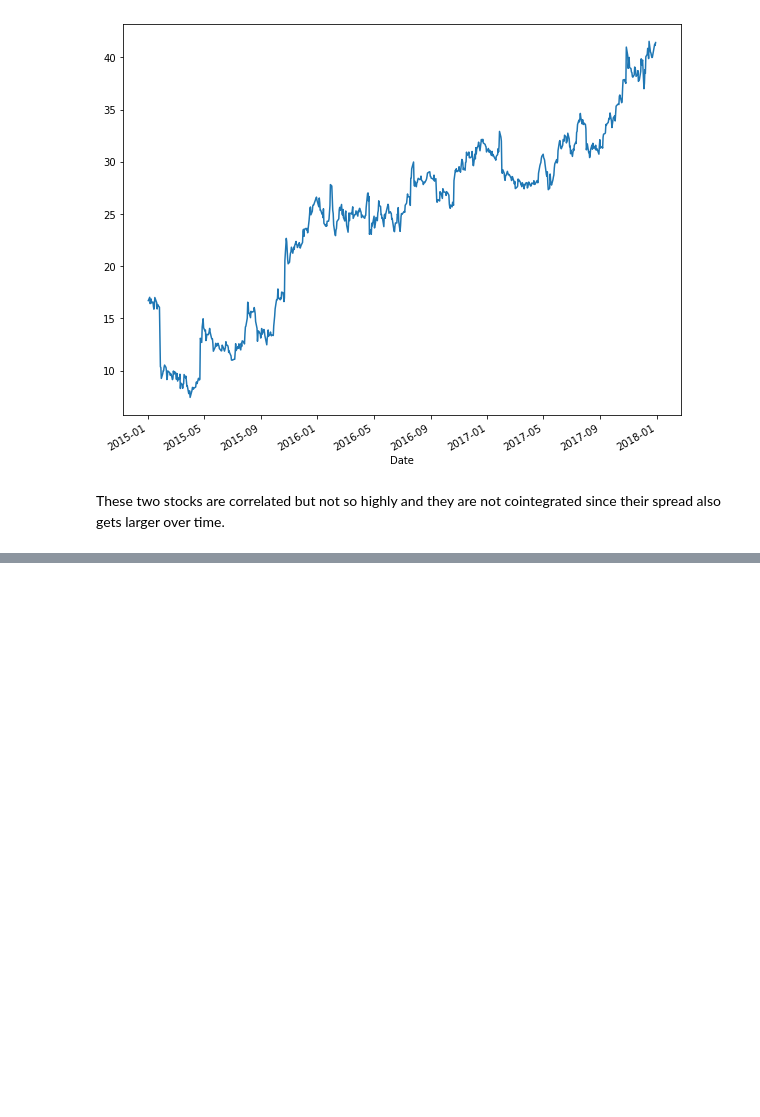
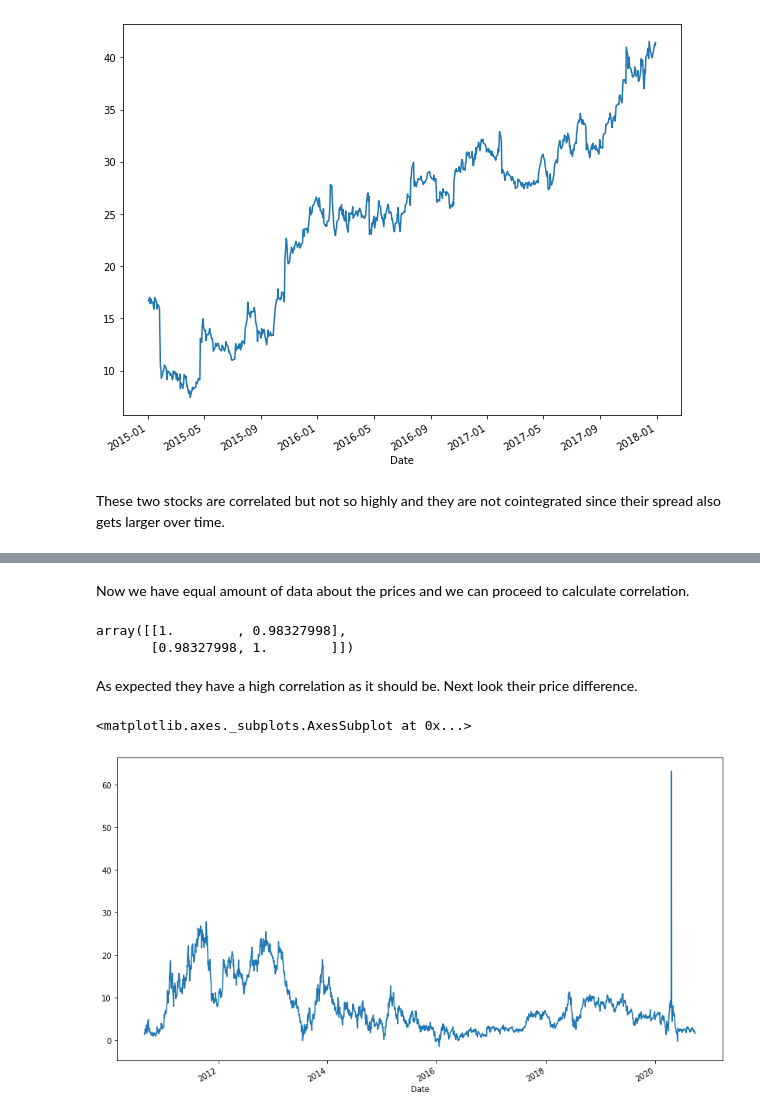
Before and after one commit to sarogov/basic-stock-analysis, a Jupyter notebook: Analysis for pair trading.ipynb, the cells around one changed output, grey strips where cells are left out. Cells and saved outputs as stored; diff of their text form; code cells hidden in the pictures; blank space fills up the shorter version.

```diff
--- a/Analysis for pair trading.ipynb
+++ b/Analysis for pair trading.ipynb
@@ -192,0 +217,4 @@ This data is not so easy to get because the futures contracts keep changing. I h
+# %%
+wti_brent_fut = pd.concat([wti_f['Price'],brent_f['Price']],axis=1)
+# %%
+wti_brent_fut.columns=['WTI','Brent']
@@ -192,0 +243,2 @@ This data is not so easy to get because the futures contracts keep changing. I h
+# %%
+wti_brent_fut.dropna(inplace=True)
@@ -192,0 +257,16 @@ This data is not so easy to get because the futures contracts keep changing. I h
+# %% [markdown]
+Now we have equal amount of data about the prices and we can proceed to calculate correlation.
+# %%
+np.corrcoef(wti_brent_fut['WTI'],wti_brent_fut['Brent'])
+# %% [output]
+array([[1.        , 0.98327998],
+       [0.98327998, 1.        ]])
+# %% [markdown]
+As expected they have a high correlation as it should be. Next look their price difference.
+# %%
+wti_brent_fut['Difference']=wti_brent_fut['Brent']-wti_brent_fut['WTI']
+# %%
+wti_brent_fut['Difference'].plot(figsize=(14,8))
+# %% [output]
+<matplotlib.axes._subplots.AxesSubplot at 0x...>
+[figure, added]
```
Also changed, not shown: parts of 16 cells of this notebook, 2 other files.
